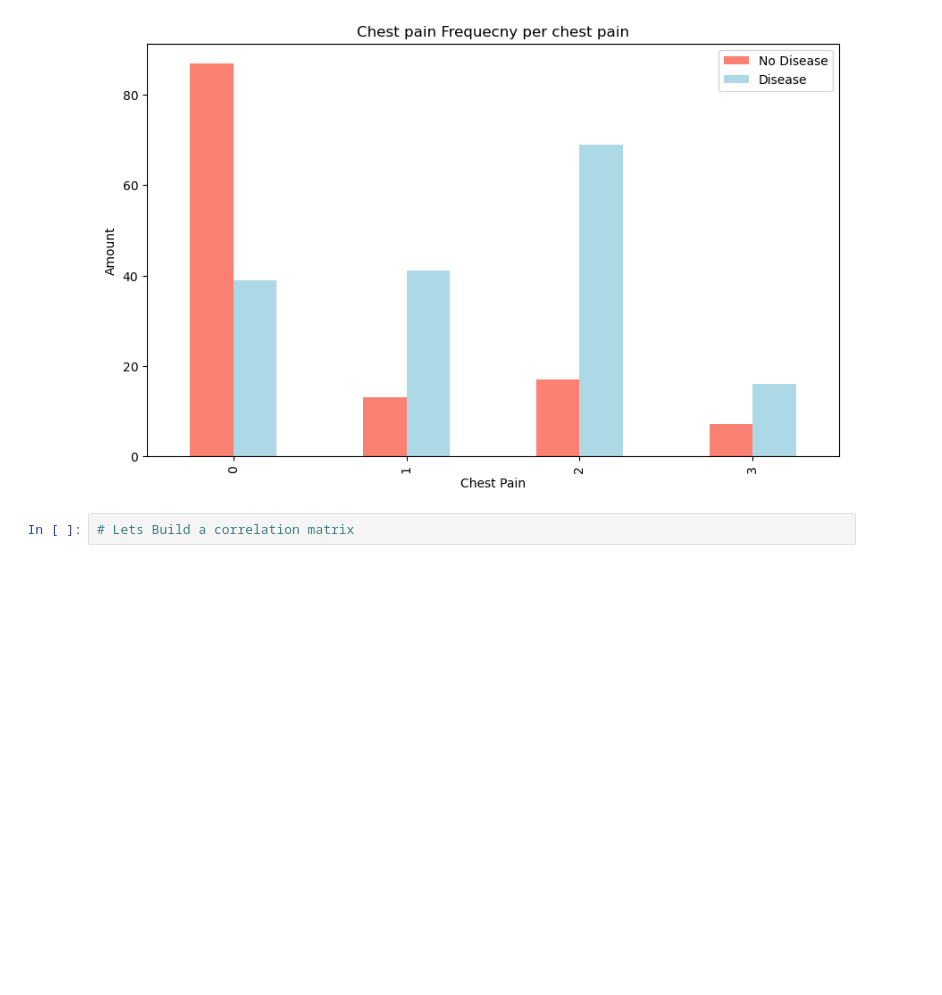
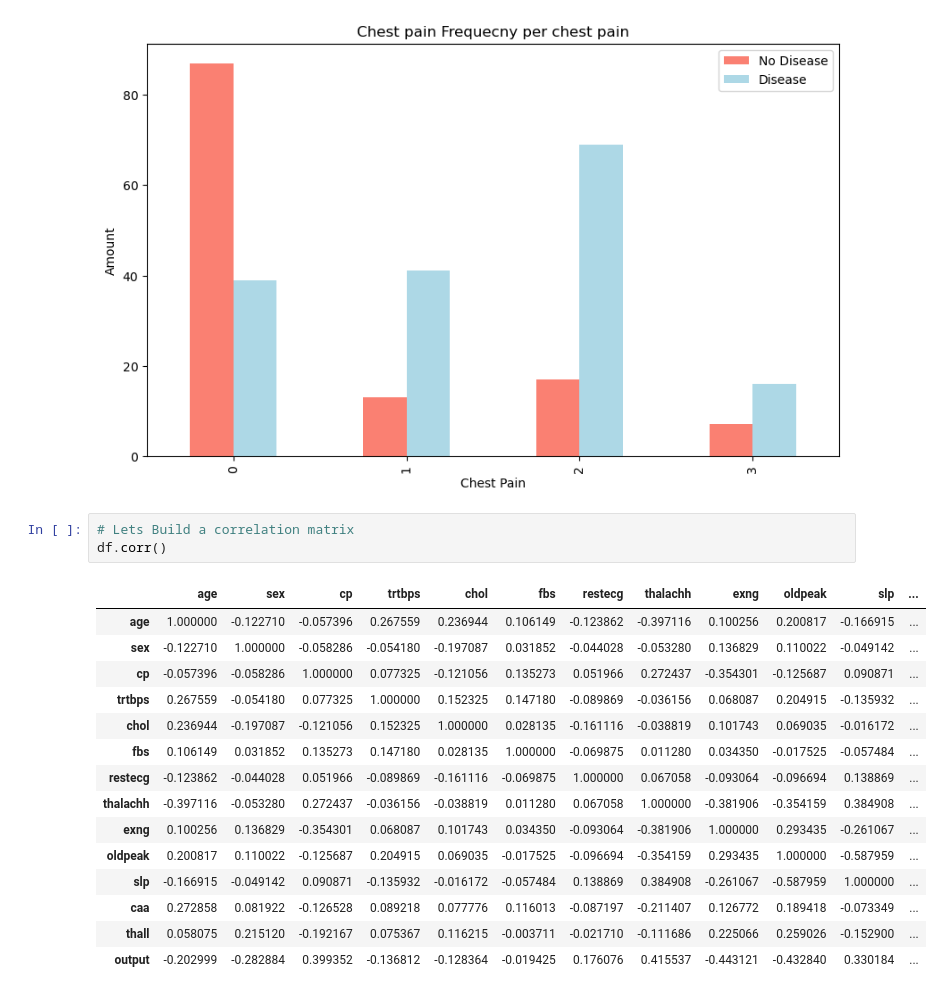
Before and after one commit to FairozAhmadSheikh/Machine_and_Deep_Learning_Basic_To_Advance, a Jupyter notebook: For_Hospital_using_heart_disease.ipynb, the cells around one changed output. Drawn from its saved outputs; the diff is of its cells as text; blank space fills up the shorter version.

```diff
--- a/For_Hospital_using_heart_disease.ipynb
+++ b/For_Hospital_using_heart_disease.ipynb
@@ -176,3 +176,20 @@ plt.show();
 [figure]
 # %%
 # Lets Build a correlation matrix
+df.corr()
+# %% [output]
+|  | age | sex | cp | trtbps | chol | fbs | restecg | thalachh | exng | oldpeak | slp | ... |
+| age | 1.000000 | -0.122710 | -0.057396 | 0.267559 | 0.236944 | 0.106149 | -0.123862 | -0.397116 | 0.100256 | 0.200817 | -0.166915 | ... |
+| sex | -0.122710 | 1.000000 | -0.058286 | -0.054180 | -0.197087 | 0.031852 | -0.044028 | -0.053280 | 0.136829 | 0.110022 | -0.049142 | ... |
+| cp | -0.057396 | -0.058286 | 1.000000 | 0.077325 | -0.121056 | 0.135273 | 0.051966 | 0.272437 | -0.354301 | -0.125687 | 0.090871 | ... |
+| trtbps | 0.267559 | -0.054180 | 0.077325 | 1.000000 | 0.152325 | 0.147180 | -0.089869 | -0.036156 | 0.068087 | 0.204915 | -0.135932 | ... |
+| chol | 0.236944 | -0.197087 | -0.121056 | 0.152325 | 1.000000 | 0.028135 | -0.161116 | -0.038819 | 0.101743 | 0.069035 | -0.016172 | ... |
+| fbs | 0.106149 | 0.031852 | 0.135273 | 0.147180 | 0.028135 | 1.000000 | -0.069875 | 0.011280 | 0.034350 | -0.017525 | -0.057484 | ... |
+| restecg | -0.123862 | -0.044028 | 0.051966 | -0.089869 | -0.161116 | -0.069875 | 1.000000 | 0.067058 | -0.093064 | -0.096694 | 0.138869 | ... |
+| thalachh | -0.397116 | -0.053280 | 0.272437 | -0.036156 | -0.038819 | 0.011280 | 0.067058 | 1.000000 | -0.381906 | -0.354159 | 0.384908 | ... |
+| exng | 0.100256 | 0.136829 | -0.354301 | 0.068087 | 0.101743 | 0.034350 | -0.093064 | -0.381906 | 1.000000 | 0.293435 | -0.261067 | ... |
+| oldpeak | 0.200817 | 0.110022 | -0.125687 | 0.204915 | 0.069035 | -0.017525 | -0.096694 | -0.354159 | 0.293435 | 1.000000 | -0.587959 | ... |
+| slp | -0.166915 | -0.049142 | 0.090871 | -0.135932 | -0.016172 | -0.057484 | 0.138869 | 0.384908 | -0.261067 | -0.587959 | 1.000000 | ... |
+| caa | 0.272858 | 0.081922 | -0.126528 | 0.089218 | 0.077776 | 0.116013 | -0.087197 | -0.211407 | 0.126772 | 0.189418 | -0.073349 | ... |
+| thall | 0.058075 | 0.215120 | -0.192167 | 0.075367 | 0.116215 | -0.003711 | -0.021710 | -0.111686 | 0.225066 | 0.259026 | -0.152900 | ... |
+| output | -0.202999 | -0.282884 | 0.399352 | -0.136812 | -0.128364 | -0.019425 | 0.176076 | 0.415537 | -0.443121 | -0.432840 | 0.330184 | ... |
```
Also changed, not shown: parts of 1 cell of this notebook.
